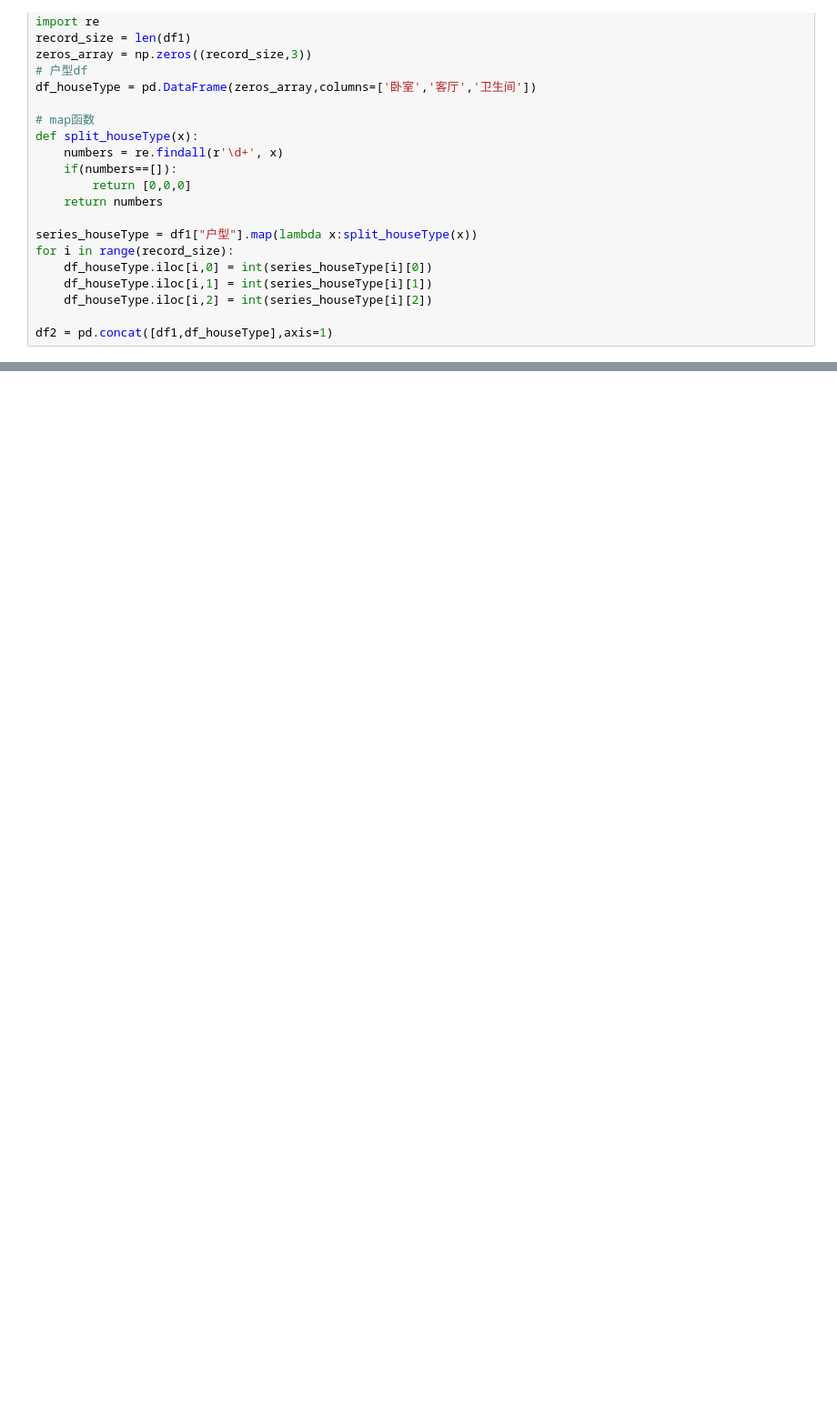
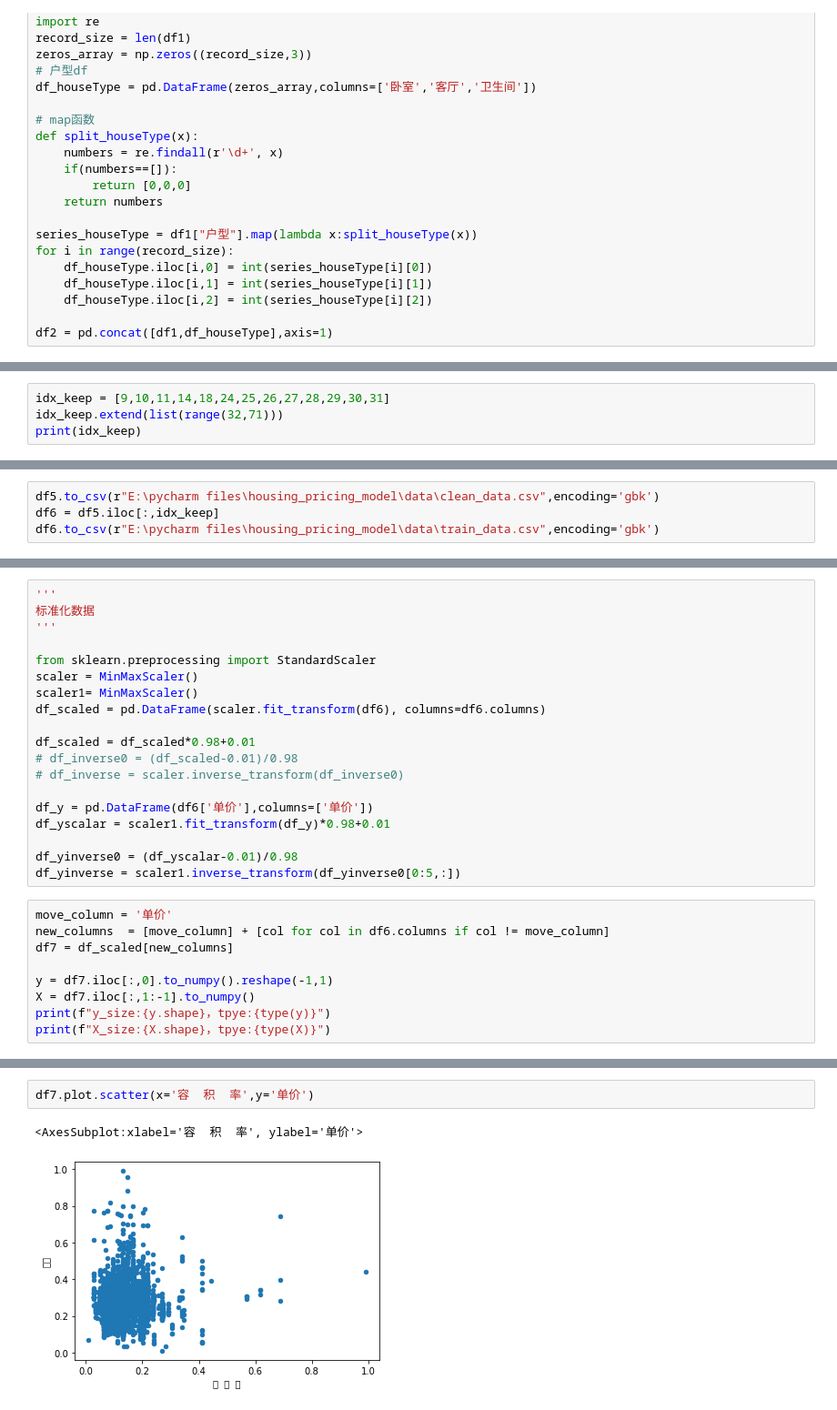
Before and after one commit to clarifyC/-, a Jupyter notebook: 机器学习/数据清洗.ipynb, the cells around one changed output, grey strips where cells are left out. Shown: that part at 91% size. Cells and saved outputs as stored; diff of their text form; blank space fills up the shorter version.

```diff
--- a/机器学习/数据清洗.ipynb
+++ b/机器学习/数据清洗.ipynb
@@ -111,0 +236,4 @@ print(df2['绿  化  率'].value_counts().index[0])
+# %%
+idx_keep = [9,10,11,14,18,24,25,26,27,28,29,30,31]
+idx_keep.extend(list(range(32,71)))
+print(idx_keep)
@@ -111,0 +242,4 @@ print(df2['绿  化  率'].value_counts().index[0])
+# %%
+df5.to_csv(r"E:\pycharm files\housing_pricing_model\data\clean_data.csv",encoding='gbk')
+df6 = df5.iloc[:,idx_keep]
+df6.to_csv(r"E:\pycharm files\housing_pricing_model\data\train_data.csv",encoding='gbk')
@@ -111,0 +266,28 @@ print(df2['绿  化  率'].value_counts().index[0])
+# %%
+'''
+标准化数据
+'''
+
+from sklearn.preprocessing import StandardScaler
+scaler = MinMaxScaler()
+scaler1= MinMaxScaler()
+df_scaled = pd.DataFrame(scaler.fit_transform(df6), columns=df6.columns)
+
+df_scaled = df_scaled*0.98+0.01
+# df_inverse0 = (df_scaled-0.01)/0.98
+# df_inverse = scaler.inverse_transform(df_inverse0)
+
+df_y = pd.DataFrame(df6['单价'],columns=['单价'])
+df_yscalar = scaler1.fit_transform(df_y)*0.98+0.01
+
+df_yinverse0 = (df_yscalar-0.01)/0.98
+df_yinverse = scaler1.inverse_transform(df_yinverse0[0:5,:])
+# %%
+move_column = '单价'
+new_columns  = [move_column] + [col for col in df6.columns if col != move_column]
+df7 = df_scaled[new_columns]
+
+y = df7.iloc[:,0].to_numpy().reshape(-1,1)
+X = df7.iloc[:,1:-1].to_numpy()
+print(f"y_size:{y.shape}，tpye:{type(y)}")
+print(f"X_size:{X.shape}，tpye:{type(X)}")
@@ -111,0 +392,5 @@ print(df2['绿  化  率'].value_counts().index[0])
+# %%
+df7.plot.scatter(x='容  积  率',y='单价')
+# %% [output]
+<AxesSubplot:xlabel='容  积  率', ylabel='单价'>
+[figure, added]
```
Also changed, not shown: parts of 31 cells of this notebook, 7 other files.
